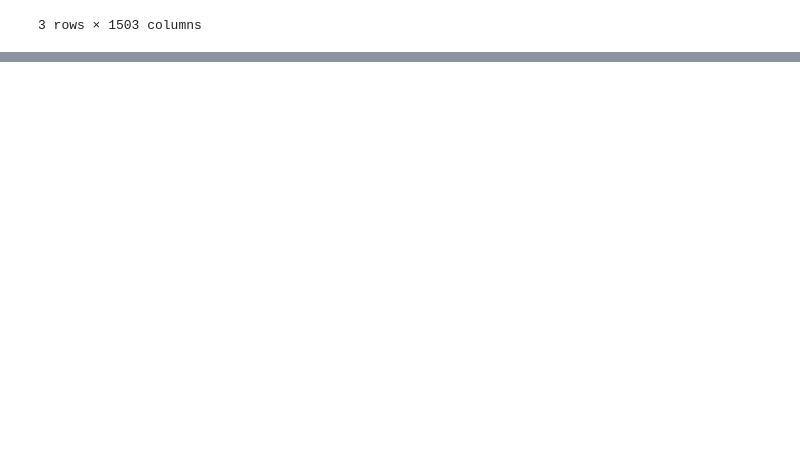
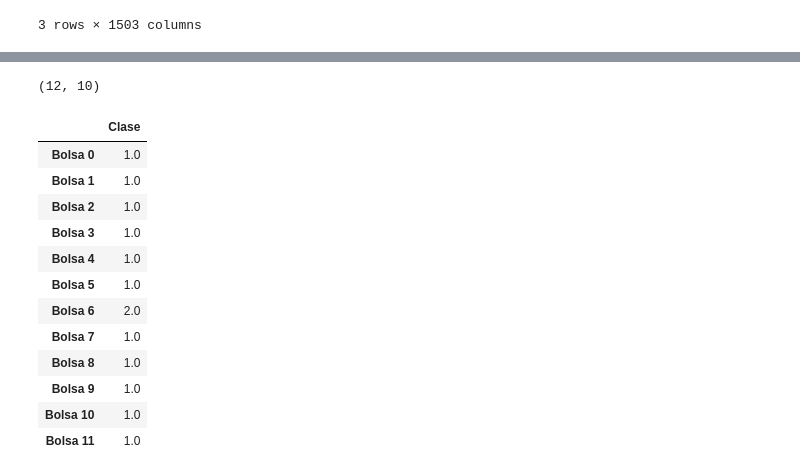
Before and after one commit to samuel1a0/prb_clustering, a Jupyter notebook: New Clusters.ipynb, the cells around one changed output, grey strips where cells are left out. Drawn from its saved outputs; the diff is of its cells as text; code cells hidden in the pictures; blank space fills up the shorter version.

```diff
--- a/New Clusters.ipynb
+++ b/New Clusters.ipynb
@@ -134,7 +128,2 @@ MShift S_Score: 0.877614
 [interactive output not drawn]
 [interactive output not drawn]
-# %%
-d_plots.index = new_index
-d_plots["MS-Clustering"] = ms_cls
-d_plots["KM-Clustering"] = km_cls
-d_plots
@@ -159,0 +148,33 @@ d_plots
+# %%
+bolsas = [[] for _ in range(12)]
+for i, j in itertools.product(range(12), range(10)):
+    ind = "Bolsa {0}-{1}".format(i+1, j+1)
+    if ind not in d_plots.index:
+        continue
+    valor = d_plots.loc[ind]["clase"]
+    bolsas[i].append(valor)
+print(pd.DataFrame(bolsas).shape)
+
+resultados_por_bolsa = pd.DataFrame(columns=["Clase"])
+nombre_bolsas = []
+for i, b in enumerate(bolsas):
+    nombre_bolsas.append("Bolsa %d"%i)
+    resultados_por_bolsa.loc[i] = [mode(b)[0][0]]
+resultados_por_bolsa.index = nombre_bolsas
+resultados_por_bolsa.to_csv("Resultados_x_bolsa.csv", sep="\t")
+resultados_por_bolsa
+# %% [output]
+(12, 10)
+|  | Clase |
+| Bolsa 0 | 1.0 |
+| Bolsa 1 | 1.0 |
+| Bolsa 2 | 1.0 |
+| Bolsa 3 | 1.0 |
+| Bolsa 4 | 1.0 |
+| Bolsa 5 | 1.0 |
+| Bolsa 6 | 2.0 |
+| Bolsa 7 | 1.0 |
+| Bolsa 8 | 1.0 |
+| Bolsa 9 | 1.0 |
+| Bolsa 10 | 1.0 |
+| Bolsa 11 | 1.0 |
```
Also changed, not shown: parts of 6 cells of this notebook.
